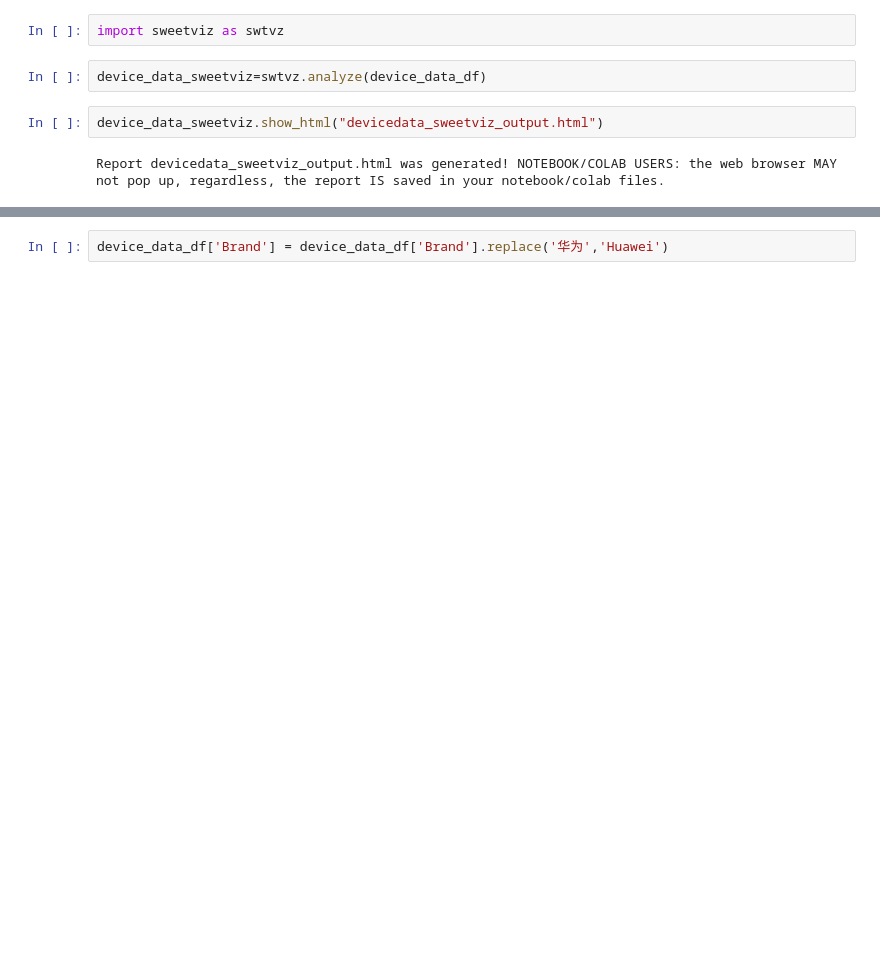
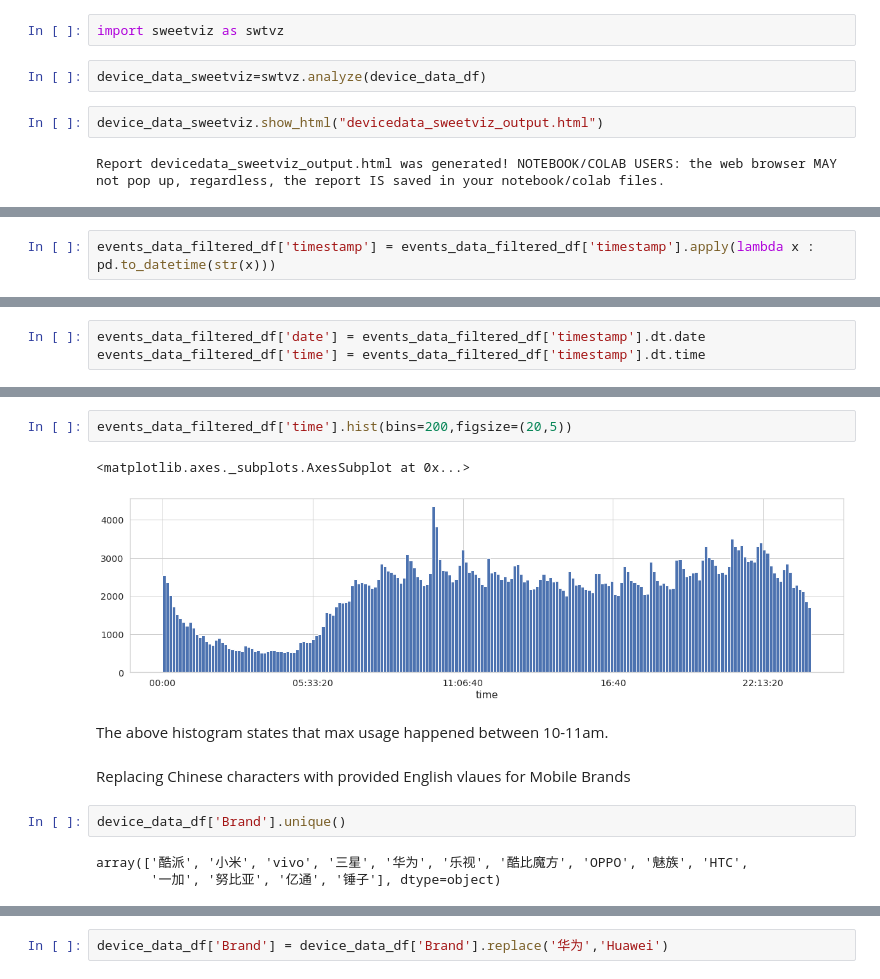
Before and after one commit to santhoshbvsrk/CapstoneProjects, a Jupyter notebook: DataAnalytics_CDF/InsaidTelecom_CDFCapstone.ipynb, the cells around one changed output, grey strips where cells are left out. Drawn from its saved outputs; the diff is of its cells as text; blank space fills up the shorter version.

```diff
--- a/DataAnalytics_CDF/InsaidTelecom_CDFCapstone.ipynb
+++ b/DataAnalytics_CDF/InsaidTelecom_CDFCapstone.ipynb
@@ -560,0 +569,2 @@ device_data_df.head()
+# %%
+events_data_filtered_df['timestamp'] = events_data_filtered_df['timestamp'].apply(lambda x : pd.to_datetime(str(x)))
@@ -560,0 +573,3 @@ device_data_df.head()
+# %%
+events_data_filtered_df['date'] = events_data_filtered_df['timestamp'].dt.date
+events_data_filtered_df['time'] = events_data_filtered_df['timestamp'].dt.time
@@ -561 +604,15 @@ device_data_df.head()
+# %%
+events_data_filtered_df['time'].hist(bins=200,figsize=(20,5))
+# %% [output]
+<matplotlib.axes._subplots.AxesSubplot at 0x...>
+[figure, added]
+# %% [markdown]
+The above histogram states that max usage happened between 10-11am.
+# %% [markdown]
+Replacing Chinese characters with provided English vlaues for Mobile Brands
+# %%
+device_data_df['Brand'].unique()
+# %% [output]
+array(['酷派', '小米', 'vivo', '三星', '华为', '乐视', '酷比魔方', 'OPPO', '魅族', 'HTC',
+       '一加', '努比亚', '亿通', '锤子'], dtype=object)
 # %%
```
Also changed, not shown: parts of 37 cells of this notebook.
